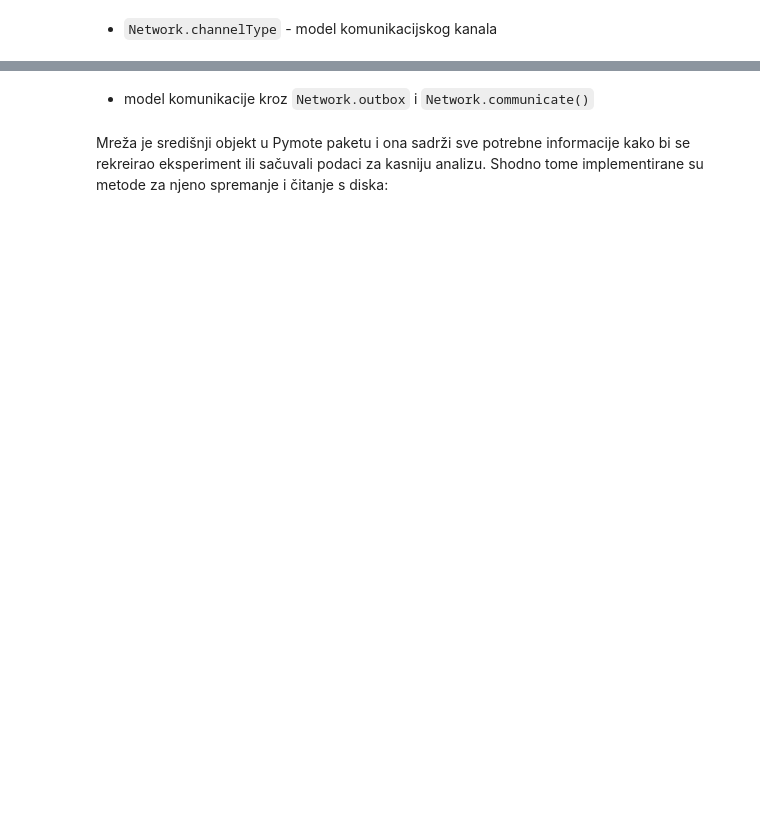
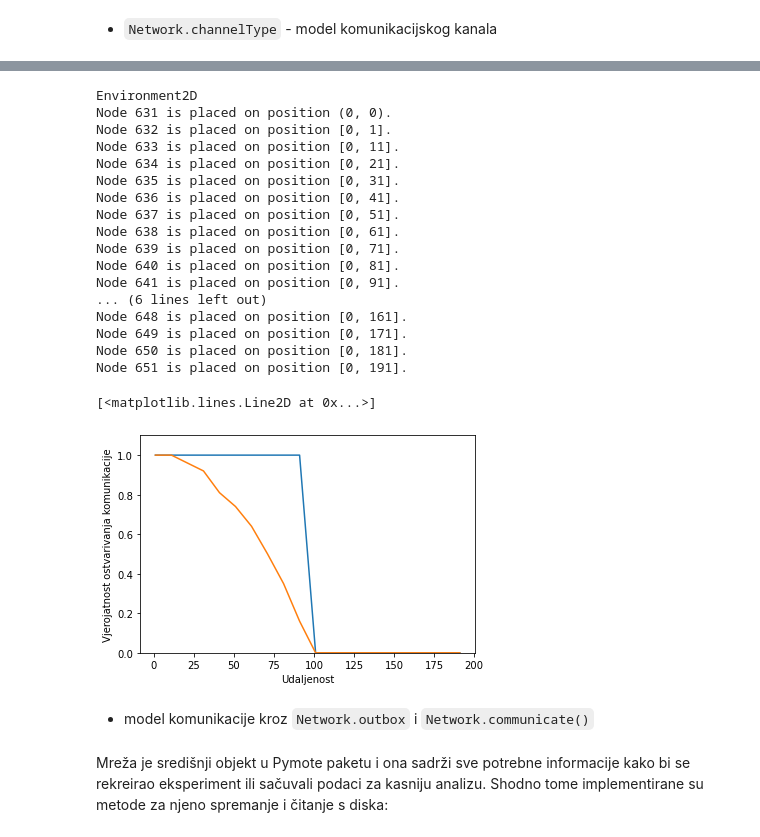
Before and after one commit to fluffyspace/pymote3, a Jupyter notebook: pymote/scripts/V02.ipynb, the cells around one changed output, grey strips where cells are left out. Cells and saved outputs as stored; diff of their text form; code cells hidden in the pictures; blank space fills up the shorter version.

```diff
--- a/pymote/scripts/V02.ipynb
+++ b/pymote/scripts/V02.ipynb
@@ -488,24 +645,44 @@ net.channelType
 # %%
 from pymote.channeltype import Udg, SquareDisc
 from numpy import mean
 import matplotlib.pyplot as plt
 
 udg = Udg(net.environment)
 scd = SquareDisc(net.environment)
 udg_cr = []
 scd_cr = []
 distances = range(1, 201, 10)
 net = Network()
 node1 = net.add_node(pos=(0, 0))
 for distance in distances:
     node2 = net.add_node(pos=[0, distance])
-    udg_cr.append(mean(map(lambda x: udg.in_comm_range(net, node1, node2), range(100))))
-    scd_cr.append(mean(map(lambda x: scd.in_comm_range(net, node1, node2), range(100))))
+    udg_cr.append(mean(list(map(lambda x: udg.in_comm_range(net, node1, node2), range(100)))))
+    scd_cr.append(mean(list(map(lambda x: scd.in_comm_range(net, node1, node2), range(100)))))
 plt.ylim(0, 1.1)
 plt.xlabel("Udaljenost")
 plt.ylabel("Vjerojatnost ostvarivanja komunikacije")
 plt.plot(distances, udg_cr)
 plt.plot(distances, scd_cr)
+# %% [output]
+Environment2D
+Node 631 is placed on position (0, 0).
+Node 632 is placed on position [0, 1].
+Node 633 is placed on position [0, 11].
+Node 634 is placed on position [0, 21].
+Node 635 is placed on position [0, 31].
+Node 636 is placed on position [0, 41].
+Node 637 is placed on position [0, 51].
+Node 638 is placed on position [0, 61].
+Node 639 is placed on position [0, 71].
+Node 640 is placed on position [0, 81].
+Node 641 is placed on position [0, 91].
+... (6 lines left out)
+Node 648 is placed on position [0, 161].
+Node 649 is placed on position [0, 171].
+Node 650 is placed on position [0, 181].
+Node 651 is placed on position [0, 191].
+[<matplotlib.lines.Line2D at 0x...>]
+[figure, added]
 # %% [markdown]
 * model komunikacije kroz `Network.outbox` i `Network.communicate()`
 # %% [markdown]
```
Also changed, not shown: parts of 49 cells of this notebook, 17 other files.
